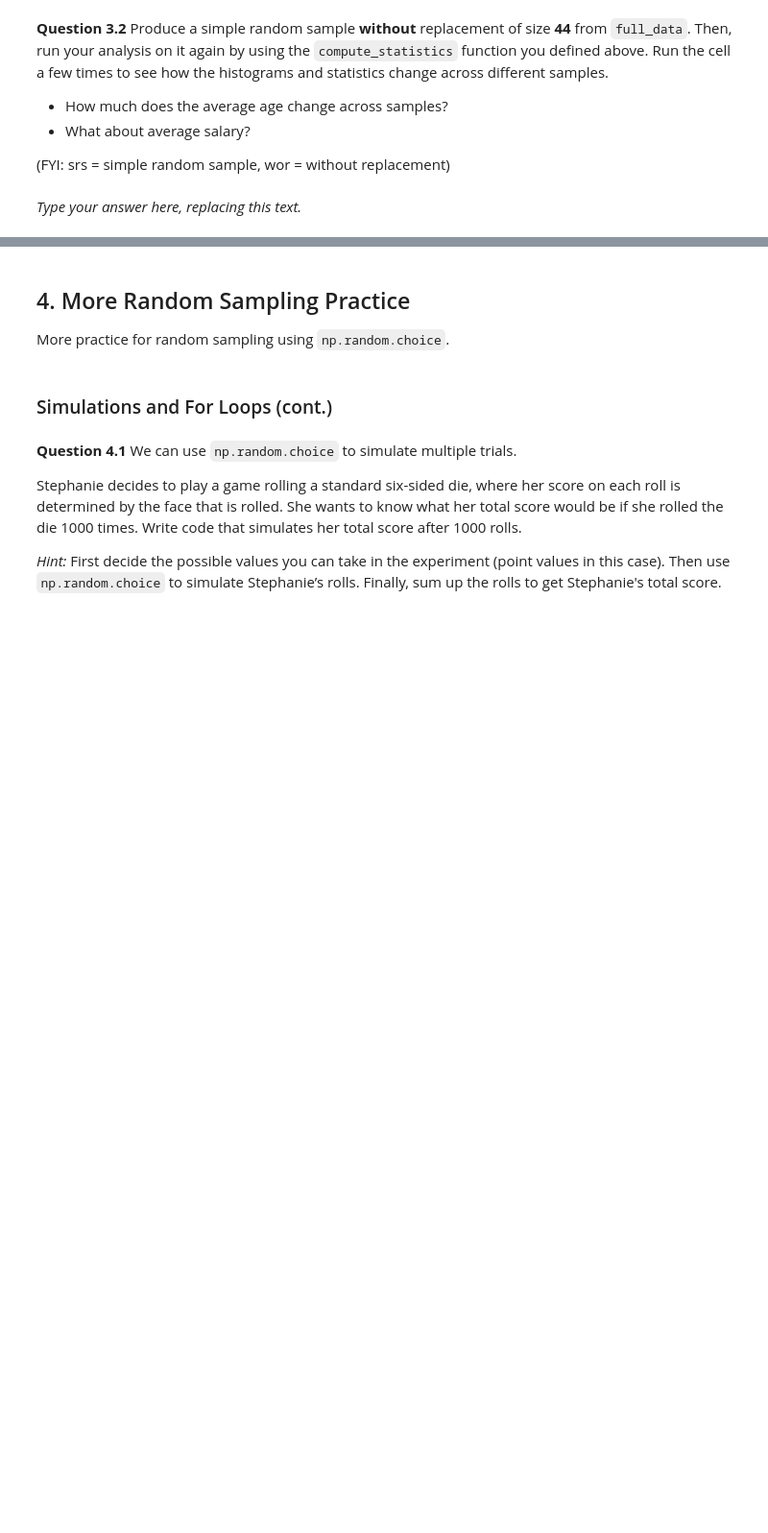
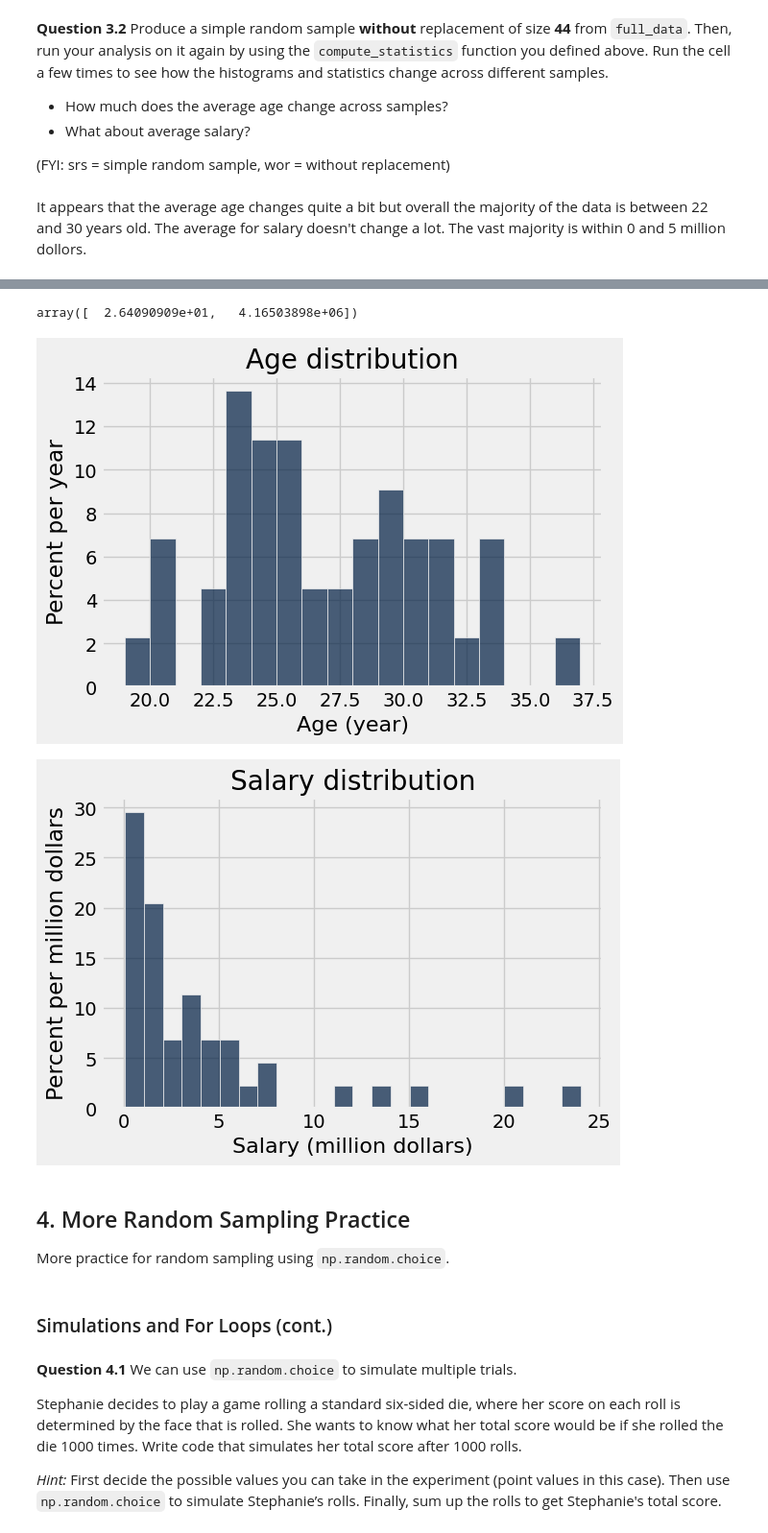
Before and after one commit to Jadenwill075/Intro-to-Data-Analytics, a Jupyter notebook: lab05.ipynb, the cells around one changed output, grey strips where cells are left out. Shown at 96% size. Cells and saved outputs as stored; diff of their text form; code cells hidden in the pictures; blank space fills up the shorter version.

```diff
--- a/lab05.ipynb
+++ b/lab05.ipynb
@@ -361,14 +434,18 @@ salary_data.sample(5, with_replacement=False)
 - What about average salary?
 
 (FYI: srs = simple random sample, wor = without replacement)
-# %% [markdown]
-_Type your answer here, replacing this text._
+# %% [markdown]
+It appears that the average age changes quite a bit but overall the majority of the data is between 22 and 30 years old. The average for salary doesn't change a lot. The vast majority is within 0 and 5 million dollors.
 # %% [markdown]
 <!-- BEGIN QUESTION -->
 # %%
-my_small_srswor_data = ...
-my_small_stats = ...
+my_small_srswor_data = full_data.sample(44)
+my_small_stats = compute_statistics(my_small_srswor_data)
 my_small_stats
+# %% [output]
+array([  2.64090909e+01,   4.16503898e+06])
+[figure, added]
+[figure, added]
 # %% [markdown]
 <!-- END QUESTION -->
 
```
Also changed, not shown: parts of 20 cells of this notebook, 1 other file.
